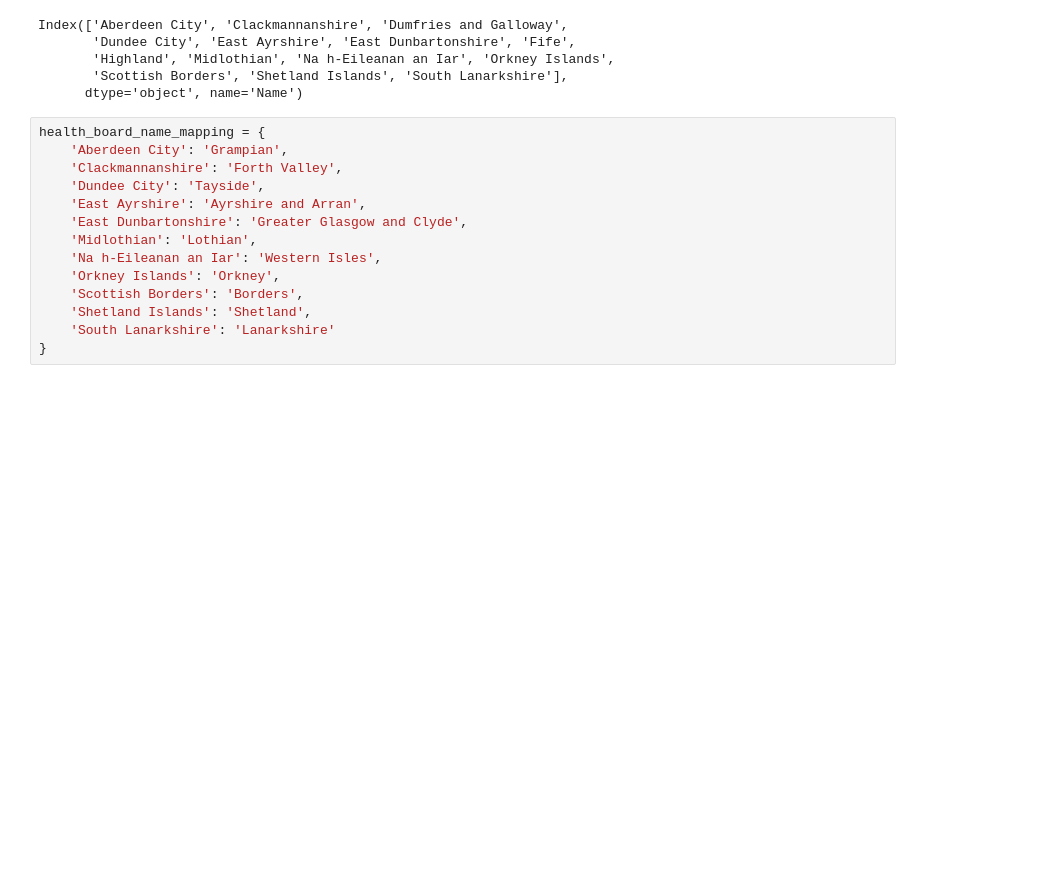
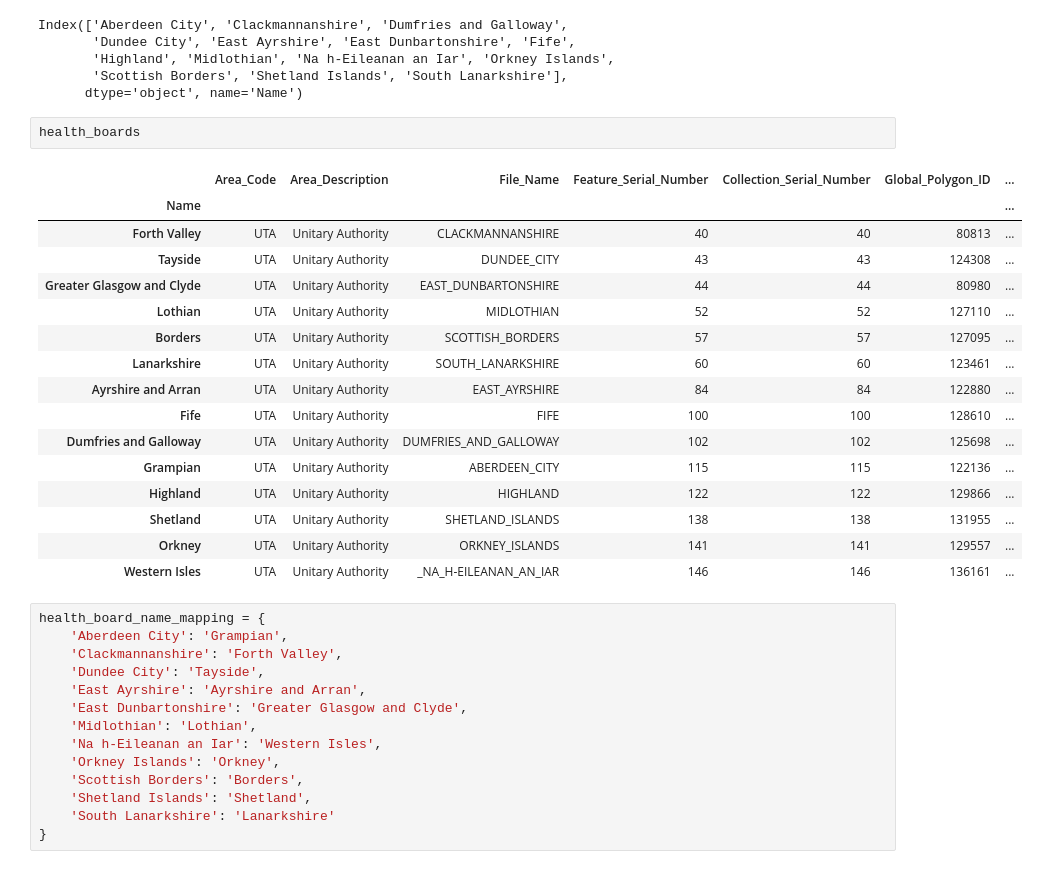
Before and after one commit to seumasmorrison/Scotland_COVID-19, a Jupyter notebook: Scotland_COVID-19.ipynb, the cells around one changed output. Drawn from its saved outputs; the diff is of its cells as text; blank space fills up the shorter version.

```diff
--- a/Scotland_COVID-19.ipynb
+++ b/Scotland_COVID-19.ipynb
@@ -488,6 +476,25 @@ Index(['Aberdeen City', 'Clackmannanshire', 'Dumfries and Galloway',
        'Highland', 'Midlothian', 'Na h-Eileanan an Iar', 'Orkney Islands',
        'Scottish Borders', 'Shetland Islands', 'South Lanarkshire'],
       dtype='object', name='Name')
+# %%
+health_boards
+# %% [output]
+|  | Area_Code | Area_Description | File_Name | Feature_Serial_Number | Collection_Serial_Number | Global_Polygon_ID | ... |
+| Name |  |  |  |  |  |  | ... |
+| Forth Valley | UTA | Unitary Authority | CLACKMANNANSHIRE | 40 | 40 | 80813 | ... |
+| Tayside | UTA | Unitary Authority | DUNDEE_CITY | 43 | 43 | 124308 | ... |
+| Greater Glasgow and Clyde | UTA | Unitary Authority | EAST_DUNBARTONSHIRE | 44 | 44 | 80980 | ... |
+| Lothian | UTA | Unitary Authority | MIDLOTHIAN | 52 | 52 | 127110 | ... |
+| Borders | UTA | Unitary Authority | SCOTTISH_BORDERS | 57 | 57 | 127095 | ... |
+| Lanarkshire | UTA | Unitary Authority | SOUTH_LANARKSHIRE | 60 | 60 | 123461 | ... |
+| Ayrshire and Arran | UTA | Unitary Authority | EAST_AYRSHIRE | 84 | 84 | 122880 | ... |
+| Fife | UTA | Unitary Authority | FIFE | 100 | 100 | 128610 | ... |
+| Dumfries and Galloway | UTA | Unitary Authority | DUMFRIES_AND_GALLOWAY | 102 | 102 | 125698 | ... |
+| Grampian | UTA | Unitary Authority | ABERDEEN_CITY | 115 | 115 | 122136 | ... |
+| Highland | UTA | Unitary Authority | HIGHLAND | 122 | 122 | 129866 | ... |
+| Shetland | UTA | Unitary Authority | SHETLAND_ISLANDS | 138 | 138 | 131955 | ... |
+| Orkney | UTA | Unitary Authority | ORKNEY_ISLANDS | 141 | 141 | 129557 | ... |
+| Western Isles | UTA | Unitary Authority | _NA_H-EILEANAN_AN_IAR | 146 | 146 | 136161 | ... |
 # %%
 health_board_name_mapping = {
     'Aberdeen City': 'Grampian',
```
Also changed, not shown: parts of 5 cells of this notebook, 1 other file.
